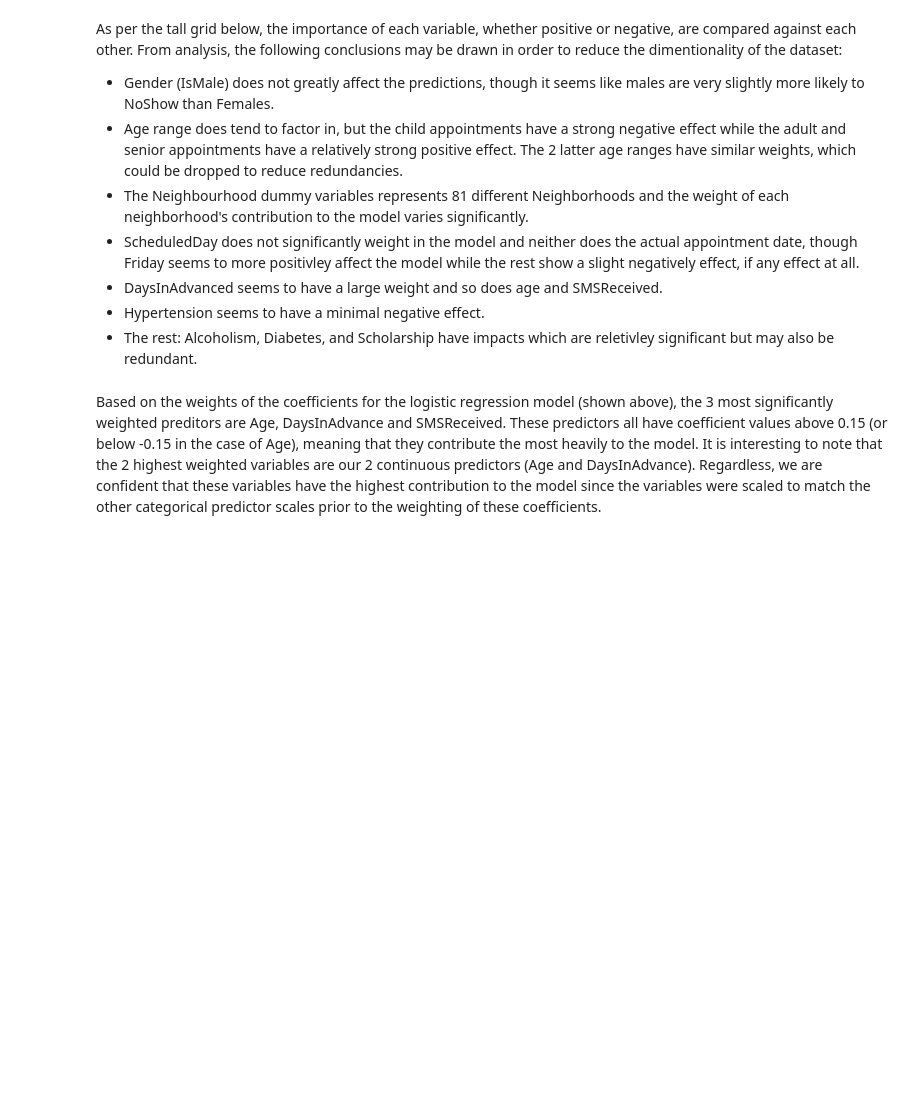
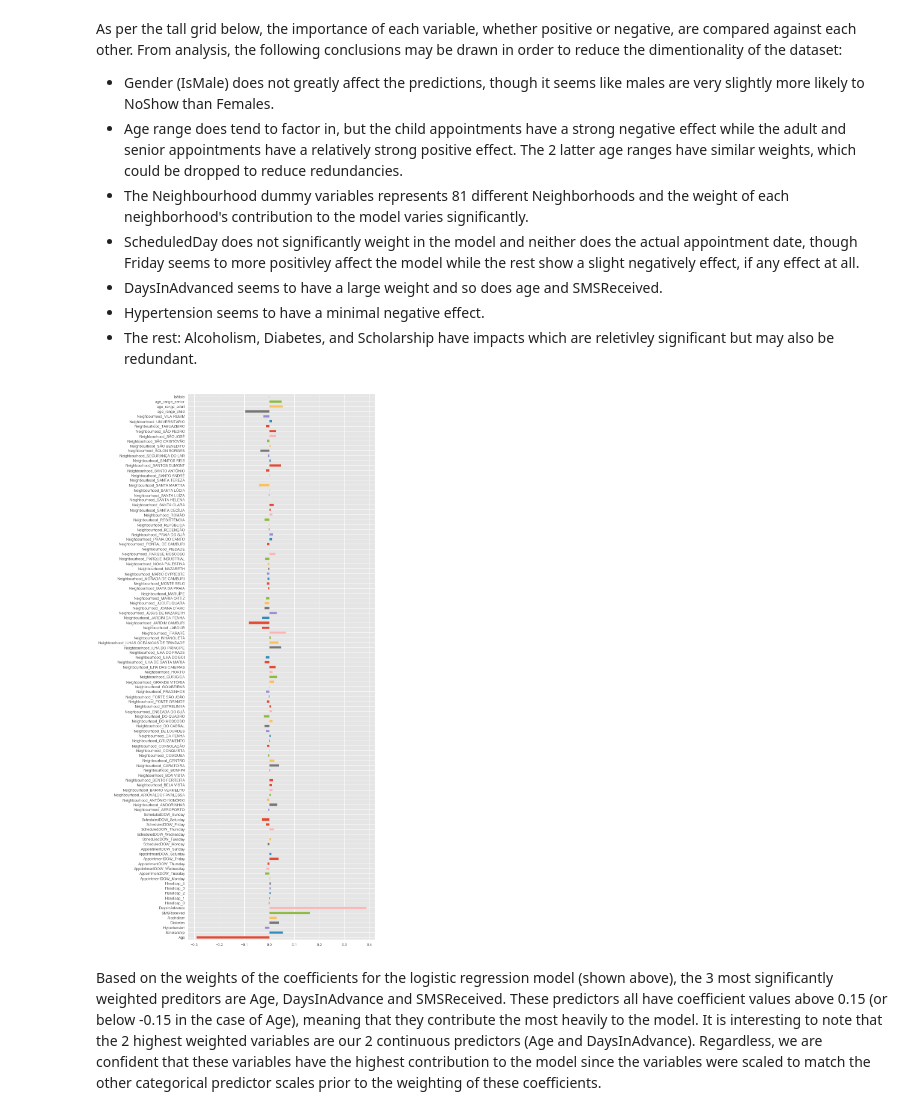
Before and after one commit to cdmorgan103/7331DataMiningNoShow, a Jupyter notebook: MiniLab.ipynb, the cells around one changed output. Drawn from its saved outputs; the diff is of its cells as text; code cells hidden in the pictures; blank space fills up the shorter version.

```diff
--- a/MiniLab.ipynb
+++ b/MiniLab.ipynb
@@ -741,12 +894,14 @@ As per the tall grid below, the importance of each variable, whether positive or
 # %%
 # now let's make a pandas Series with the names and values, and plot them
 from matplotlib import pyplot as plt
 %matplotlib inline
 plt.style.use('ggplot')
 plt.figure(figsize=(10, 30), dpi=80)
 
-weights = pd.Series(lr_clf.coef_[0],index=df.columns)
+weights = pd.Series(lr_clf.coef_[0],index=df_x.columns)
 weights.plot(kind='barh')
 plt.show()
+# %% [output]
+[figure, added]
 # %% [markdown]
 Based on the weights of the coefficients for the logistic regression model (shown above), the 3 most significantly weighted preditors are Age, DaysInAdvance and SMSReceived. These predictors all have coefficient values above 0.15 (or below -0.15 in the case of Age), meaning that they contribute the most heavily to the model. It is interesting to note that the 2 highest weighted variables are our 2 continuous predictors (Age and DaysInAdvance). Regardless, we are confident that these variables have the highest contribution to the model since the variables were scaled to match the other categorical predictor scales prior to the weighting of these coefficients.
```
Also changed, not shown: parts of 34 cells of this notebook.
